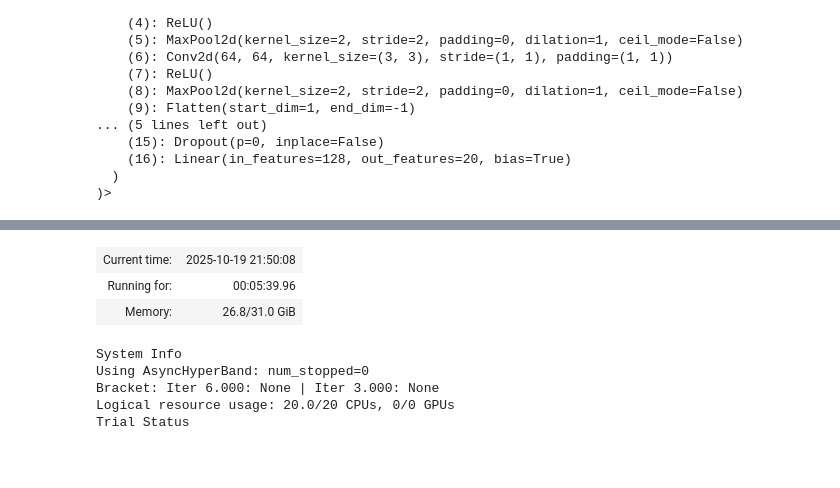
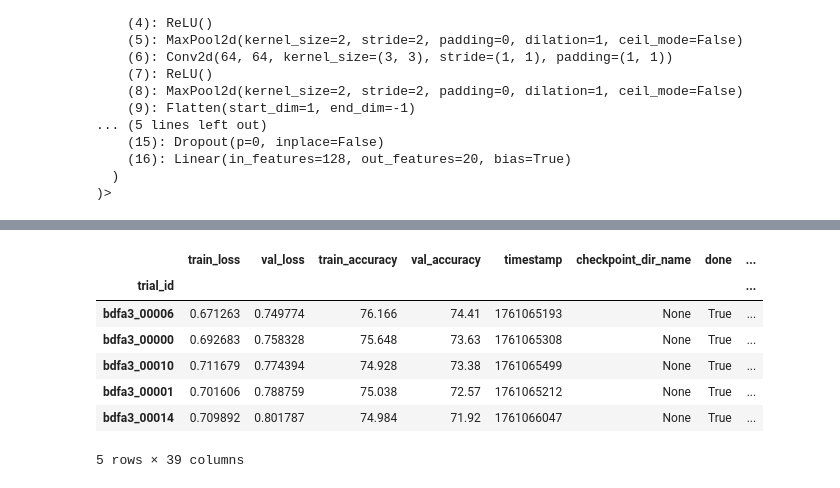
Before and after one commit to Kruimel/portfolio-DLDEPL01_2025, a Jupyter notebook: 4-hypertuning-ray/hypertune_cifar.ipynb, the cells around one changed output, grey strips where cells are left out. Cells and saved outputs as stored; diff of their text form; code cells hidden in the pictures; blank space fills up the shorter version.

```diff
--- a/4-hypertuning-ray/hypertune_cifar.ipynb
+++ b/4-hypertuning-ray/hypertune_cifar.ipynb
@@ -1059,7 +1044,7 @@ scheduler_hyperband = AsyncHyperBandScheduler(
 analysis = tune.run(
     train_and_evaluate_ray_transformers,
     config=config_hyperband,
-    name="cnn_hyperparameter_hyperband_transforms2",
+    name="cnn_hyperparameter_hyperband_transforms",
     metric="val_loss",
     mode="min",
     storage_path=str(config_hyperband["tune_dir"]),  # ensure path is string
@@ -1075,8 +1063,8 @@ Tune Status
-| Current time: | 2025-10-19 21:50:08 |
-| Running for: | 00:05:39.96 |
-| Memory: | 26.8/31.0 GiB |
+|  | train_loss | val_loss | train_accuracy | val_accuracy | timestamp | checkpoint_dir_name | done | ... |
+| trial_id |  |  |  |  |  |  |  | ... |
+| bdfa3_00006 | 0.671263 | 0.749774 | 76.166 | 74.41 | 1761065193 | None | True | ... |
+| bdfa3_00000 | 0.692683 | 0.758328 | 75.648 | 73.63 | 1761065308 | None | True | ... |
+| bdfa3_00010 | 0.711679 | 0.774394 | 74.928 | 73.38 | 1761065499 | None | True | ... |
+| bdfa3_00001 | 0.701606 | 0.788759 | 75.038 | 72.57 | 1761065212 | None | True | ... |
+| bdfa3_00014 | 0.709892 | 0.801787 | 74.984 | 71.92 | 1761066047 | None | True | ... |
-System Info
-Using AsyncHyperBand: num_stopped=0
-Bracket: Iter 6.000: None | Iter 3.000: None
-Logical resource usage: 20.0/20 CPUs, 0/0 GPUs
-Trial Status
+5 rows × 39 columns
```
Also changed, not shown: parts of 14 cells of this notebook, 9 other files.
